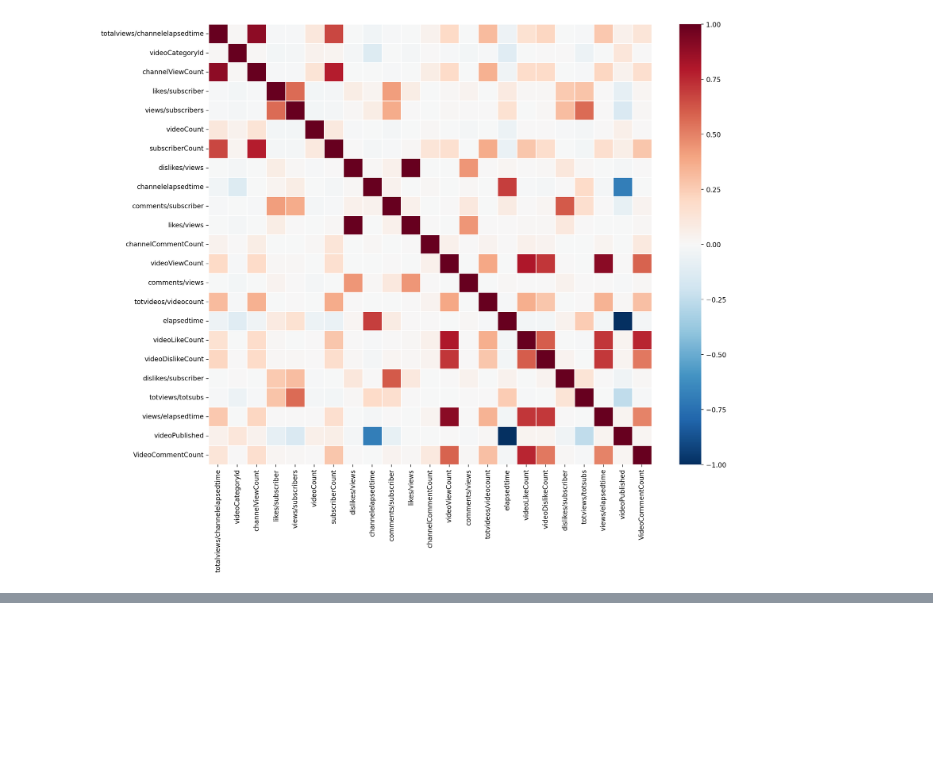
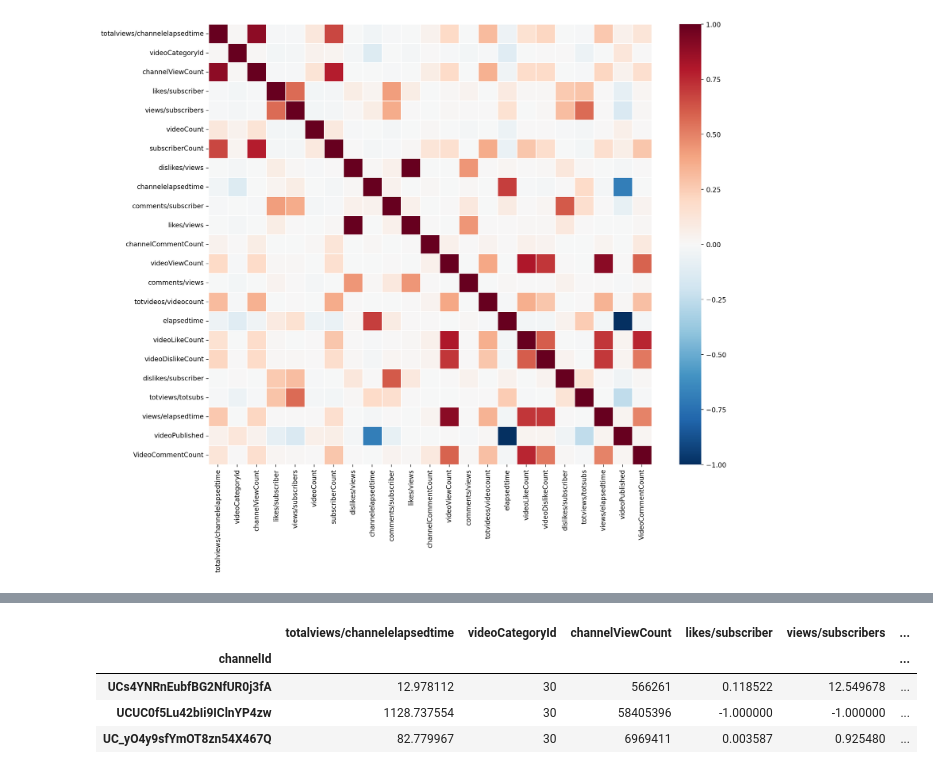
Before and after one commit to larrylai19/1111-DataMining-Final, a Jupyter notebook: Untitled.ipynb, the cells around one changed output, grey strips where cells are left out. Cells and saved outputs as stored; diff of their text form; code cells hidden in the pictures; blank space fills up the shorter version.

```diff
--- a/Untitled.ipynb
+++ b/Untitled.ipynb
@@ -54,0 +113,8 @@ Name: videoViewCount, dtype: object
+# %%
+dataGroup.get_group('Movies')
+# %% [output]
+|  | totalviews/channelelapsedtime | videoCategoryId | channelViewCount | likes/subscriber | views/subscribers | ... |
+| channelId |  |  |  |  |  | ... |
+| UCs4YNRnEubfBG2NfUR0j3fA | 12.978112 | 30 | 566261 | 0.118522 | 12.549678 | ... |
+| UCUC0f5Lu42bIi9IClnYP4zw | 1128.737554 | 30 | 58405396 | -1.000000 | -1.000000 | ... |
+| UC_yO4y9sfYmOT8zn54X467Q | 82.779967 | 30 | 6969411 | 0.003587 | 0.925480 | ... |
```
Also changed, not shown: parts of 11 cells of this notebook, 1 other file.
